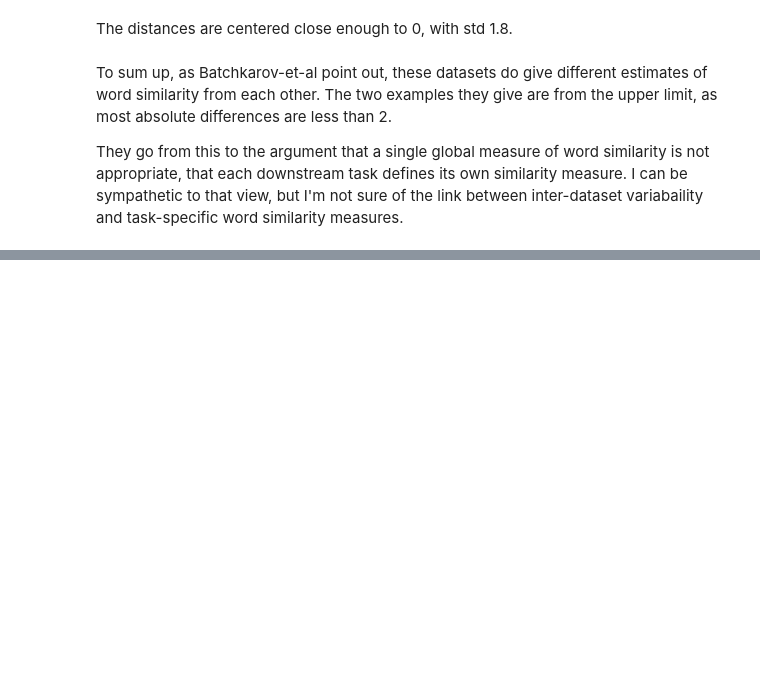
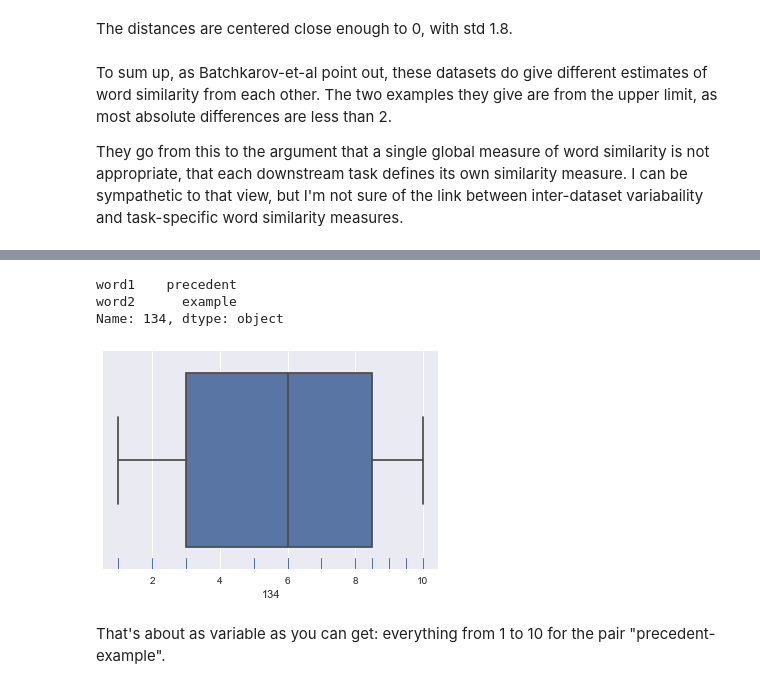
Before and after one commit to geoffbacon/eval, a Jupyter notebook: scripts/Batchkarov-et-al-2015.ipynb, the cells around one changed output, grey strips where cells are left out. Drawn from its saved outputs; the diff is of its cells as text; code cells hidden in the pictures; blank space fills up the shorter version.

```diff
--- a/scripts/Batchkarov-et-al-2015.ipynb
+++ b/scripts/Batchkarov-et-al-2015.ipynb
@@ -140,0 +160,14 @@ They go from this to the argument that a single global measure of word similarit
+# %%
+most_variable = ws353[ratings_cols].std(axis=1).idxmax()
+ws353.loc[most_variable][['word1', 'word2']]
+# %% [output]
+word1    precedent
+word2      example
+Name: 134, dtype: object
+# %%
+sns.boxplot(ws353.loc[most_variable][ratings_cols].astype(np.float64).dropna());
+sns.rugplot(ws353.loc[most_variable][ratings_cols].astype(np.float64).dropna());
+# %% [output]
+[figure, added]
+# %% [markdown]
+That's about as variable as you can get: everything from 1 to 10 for the pair "precedent-example".
```
Also changed, not shown: parts of 6 cells of this notebook, 1 other file.
